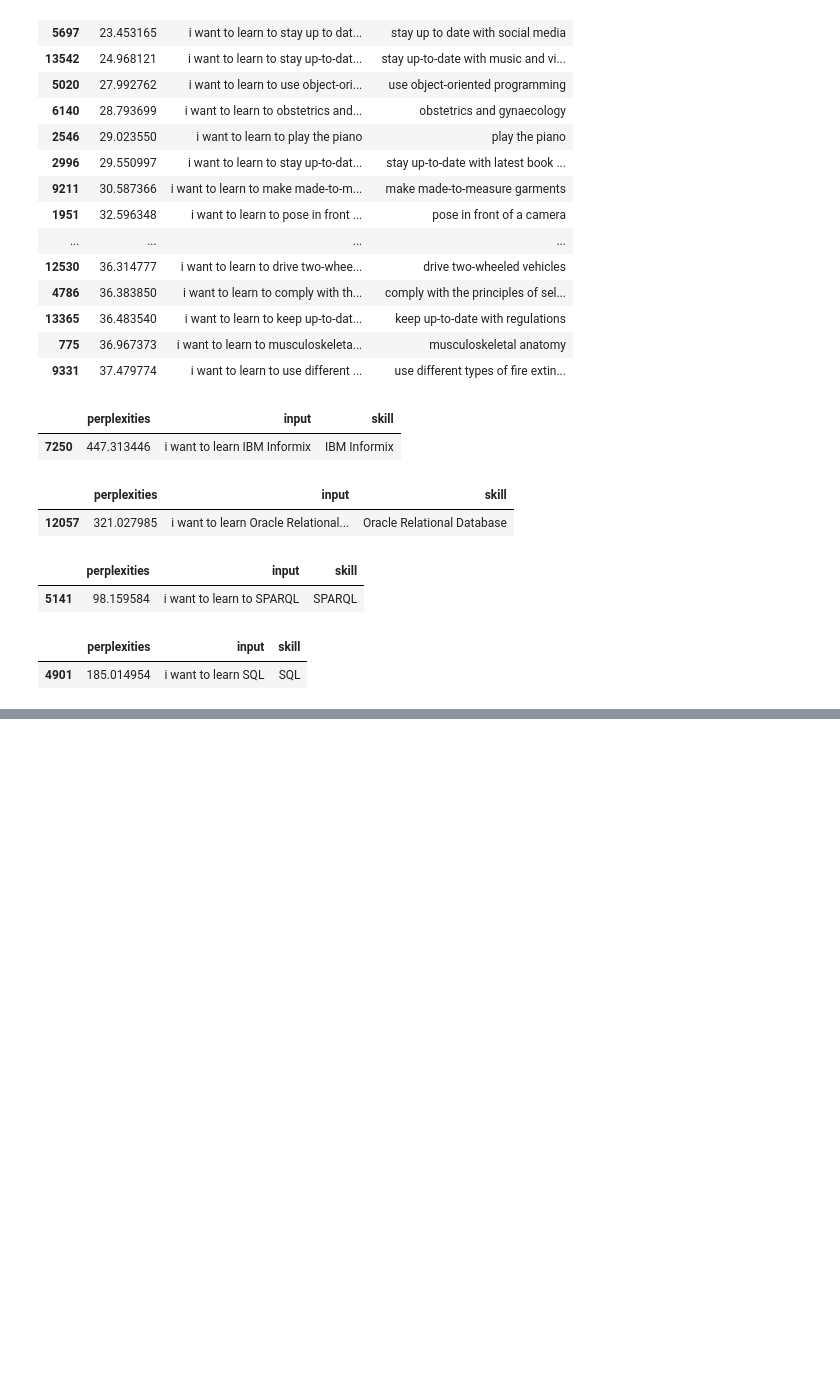
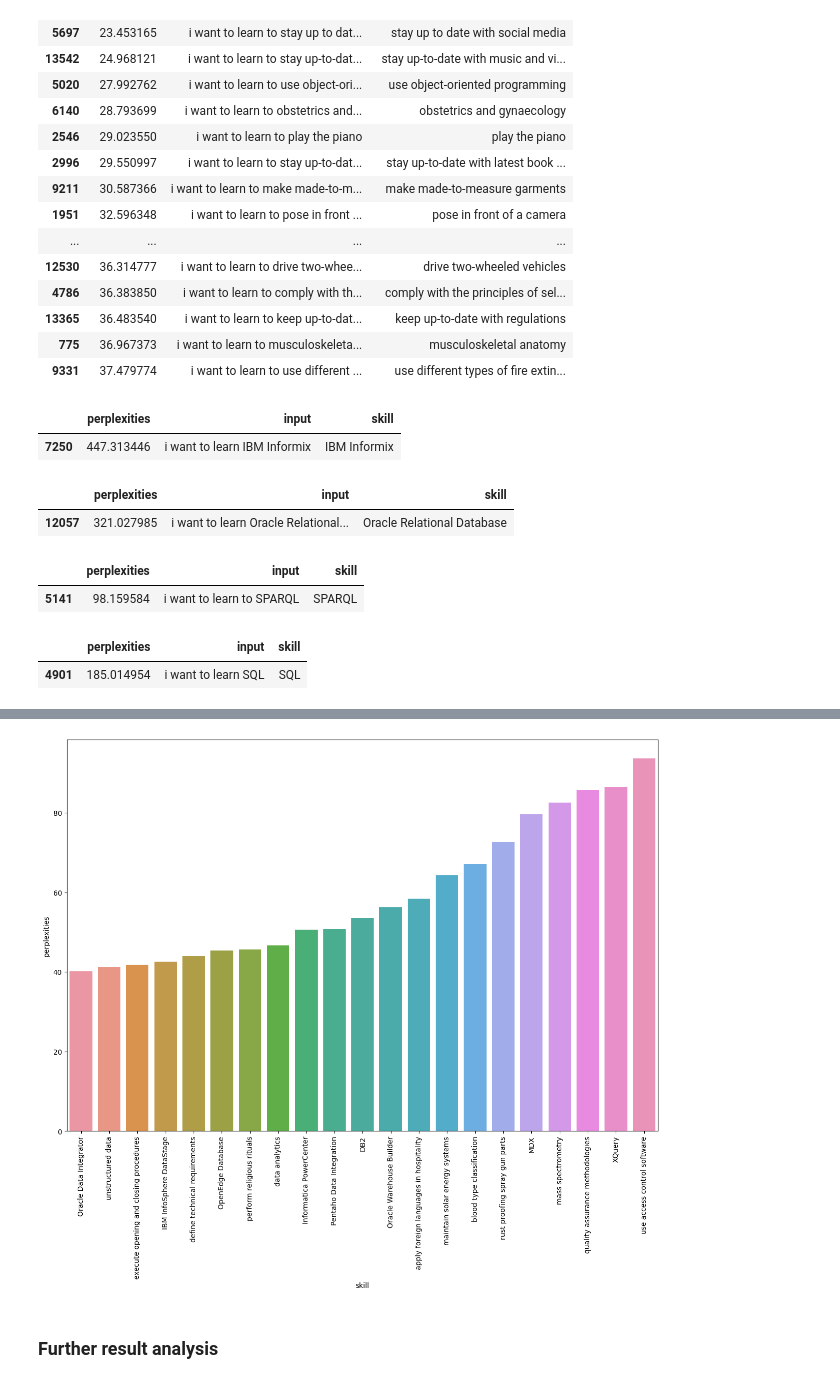
Before and after one commit to epfl-ml4ed/SkillThrills, a Jupyter notebook: protosp01/dataset_generation/frequency_skills.ipynb, the cells around one changed output, grey strips where cells are left out. Drawn from its saved outputs; the diff is of its cells as text; code cells hidden in the pictures; blank space fills up the shorter version.

```diff
--- a/protosp01/dataset_generation/frequency_skills.ipynb
+++ b/protosp01/dataset_generation/frequency_skills.ipynb
@@ -245,0 +233,3 @@ F[F["skill"].apply(lambda x : x[0] == "C")]
+# %%
+perplexity = evaluate.load("perplexity", module_type="metric")
+results = perplexity.compute(model_id="gpt2", predictions=ppl_inputs_compose)
@@ -245,0 +238,11 @@ F[F["skill"].apply(lambda x : x[0] == "C")]
+# %%
+import json
+with open("ppl_inputs_compose.json", "w") as f:
+    json.dump(results, f)
+
+
+results.update({'input': ppl_inputs_compose, "skill": list(emb_tax.name.values)})
+# %%
+F = pd.DataFrame(results).drop("mean_perplexity", axis=1)
+display(F.sample(5))
+display(F.describe())
@@ -245,0 +302,19 @@ F[F["skill"].apply(lambda x : x[0] == "C")]
+# %%
+import torch
+from sklearn.metrics.pairwise import cosine_similarity
+SQL_vec = emb_tax[emb_tax.name == "SQL"]["embeddings"].values[0].numpy()
+all_embeddings = torch.cat(list(emb_tax[emb_tax.name != "SQL"]["embeddings"].values)).numpy()
+k = 20
+kNN_idxs = cosine_similarity(SQL_vec, all_embeddings).argsort()[0][-(k+1):]
+
+knn_names = list(emb_tax.iloc[kNN_idxs]["name"].values)
+
+F_knn = F[F.skill.isin(knn_names)]
+
+f, a = plt.subplots(figsize=(15, 10))
+g = sns.barplot(data=F_knn.sort_values("perplexities", ascending=True), x="skill", y="perplexities")
+g.set_xticklabels(knn_names, rotation=90);
+# %% [output]
+[figure, added]
+# %% [markdown]
+### Further result analysis
```
Also changed, not shown: parts of 30 cells of this notebook, 6 other files.
